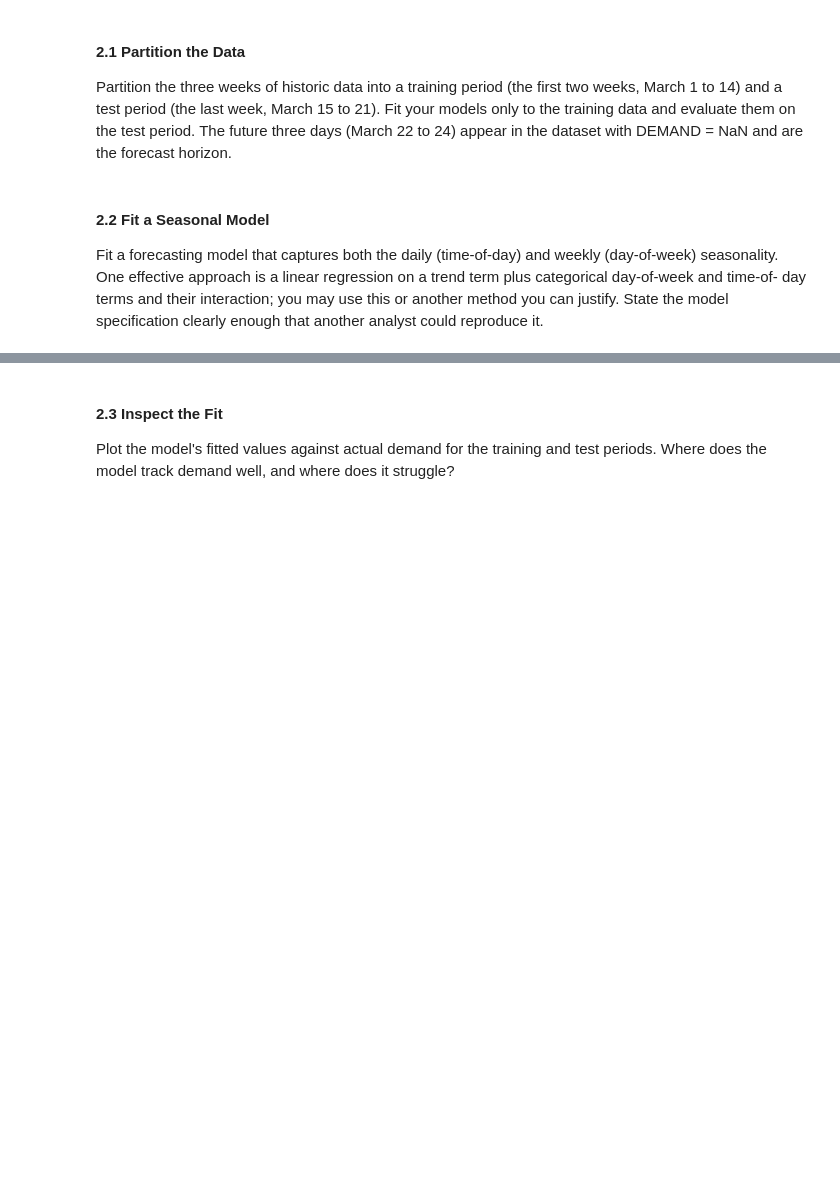
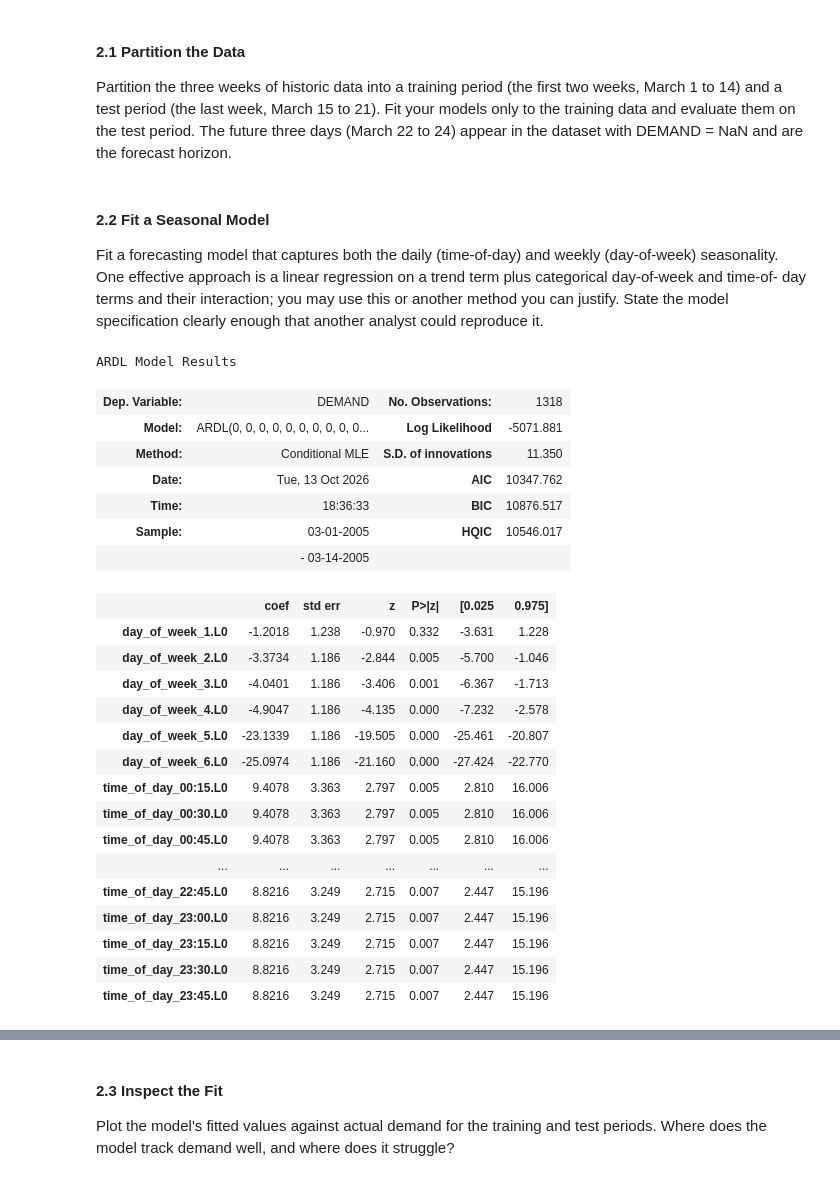
Before and after one commit to sascott9655/ADS-505-, a Jupyter notebook: ForecastingPublicTransportation.ipynb, the cells around one changed output, grey strips where cells are left out. Drawn from its saved outputs; the diff is of its cells as text; code cells hidden in the pictures; blank space fills up the shorter version.

```diff
--- a/ForecastingPublicTransportation.ipynb
+++ b/ForecastingPublicTransportation.ipynb
@@ -198,6 +188,23 @@ Partition the three weeks of historic data into a training period (the first two
 test period (the last week, March 15 to 21). Fit your models only to the training data and evaluate them on
 the test period. The future three days (March 22 to 24) appear in the dataset with DEMAND = NaN and
 are the forecast horizon.
+# %%
+df['DATETIME'] = pd.to_datetime(df['DATETIME'])
+df = df.sort_values('DATETIME')
+ts = df.set_index('DATETIME')['DEMAND']
+ts = ts.asfreq('15min')
+first_two_weeks = ts.loc['2005-03-01':'2005-03-14'] #training
+third_week = ts.loc['2005-03-15':'2005-03-21'] #holdout
+future_forecast = ts.loc['2005-03-22':'2005-03-24'] #test/model performance
+
+#impute closed times with 0 passengers
+first_two_weeks = first_two_weeks.fillna(0)
+third_week = third_week.fillna(0)
+
+#add these imputations back into our time series
+ts_no_forecast = pd.concat([first_two_weeks, third_week])
+ts = ts_no_forecast
+ts = pd.concat([ts, future_forecast])
 # %% [markdown]
 #### 2.2 Fit a Seasonal Model
 Fit a forecasting model that captures both the daily (time-of-day) and weekly (day-of-week) seasonality.
@@ -206,0 +226,29 @@ specification clearly enough that another analyst could reproduce it.
+# %%
+forecaster_ARDL = ARDL(lags=0, order=0, trend='n', seasonal=False)
+forecaster_ARDL.fit(first_two_weeks, X=first_two_weeks_X)
+forecaster_ARDL.summary()
+# %% [output]
+ARDL Model Results
+| Dep. Variable: | DEMAND | No. Observations: | 1318 |
+| Model: | ARDL(0, 0, 0, 0, 0, 0, 0, 0, 0, 0... | Log Likelihood | -5071.881 |
+| Method: | Conditional MLE | S.D. of innovations | 11.350 |
+| Date: | Tue, 13 Oct 2026 | AIC | 10347.762 |
+| Time: | 18:36:33 | BIC | 10876.517 |
+| Sample: | 03-01-2005 | HQIC | 10546.017 |
+|  | - 03-14-2005 |  |  |
+|  | coef | std err | z | P>|z| | [0.025 | 0.975] |
+| day_of_week_1.L0 | -1.2018 | 1.238 | -0.970 | 0.332 | -3.631 | 1.228 |
+| day_of_week_2.L0 | -3.3734 | 1.186 | -2.844 | 0.005 | -5.700 | -1.046 |
+| day_of_week_3.L0 | -4.0401 | 1.186 | -3.406 | 0.001 | -6.367 | -1.713 |
+| day_of_week_4.L0 | -4.9047 | 1.186 | -4.135 | 0.000 | -7.232 | -2.578 |
+| day_of_week_5.L0 | -23.1339 | 1.186 | -19.505 | 0.000 | -25.461 | -20.807 |
+| day_of_week_6.L0 | -25.0974 | 1.186 | -21.160 | 0.000 | -27.424 | -22.770 |
+| time_of_day_00:15.L0 | 9.4078 | 3.363 | 2.797 | 0.005 | 2.810 | 16.006 |
+| time_of_day_00:30.L0 | 9.4078 | 3.363 | 2.797 | 0.005 | 2.810 | 16.006 |
+| time_of_day_00:45.L0 | 9.4078 | 3.363 | 2.797 | 0.005 | 2.810 | 16.006 |
+| ... | ... | ... | ... | ... | ... | ... |
+| time_of_day_22:45.L0 | 8.8216 | 3.249 | 2.715 | 0.007 | 2.447 | 15.196 |
+| time_of_day_23:00.L0 | 8.8216 | 3.249 | 2.715 | 0.007 | 2.447 | 15.196 |
+| time_of_day_23:15.L0 | 8.8216 | 3.249 | 2.715 | 0.007 | 2.447 | 15.196 |
+| time_of_day_23:30.L0 | 8.8216 | 3.249 | 2.715 | 0.007 | 2.447 | 15.196 |
+| time_of_day_23:45.L0 | 8.8216 | 3.249 | 2.715 | 0.007 | 2.447 | 15.196 |
```
Also changed, not shown: parts of 26 cells of this notebook.
